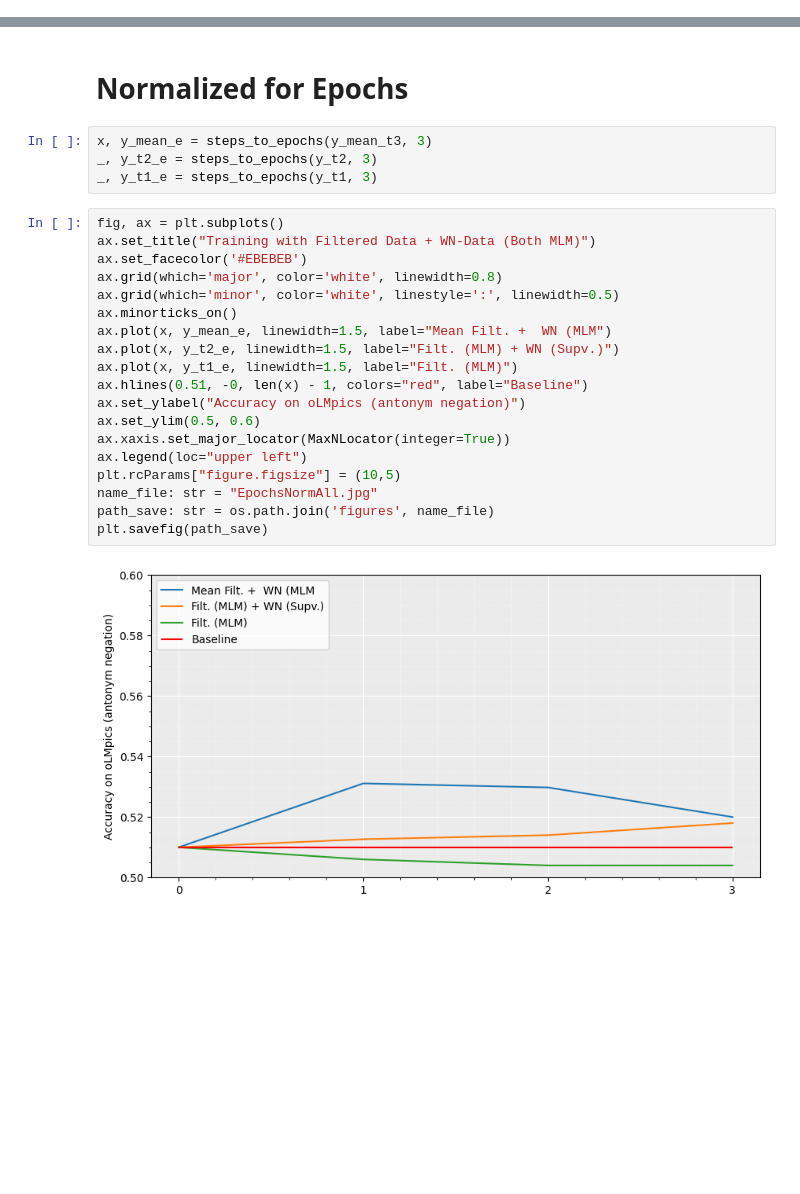
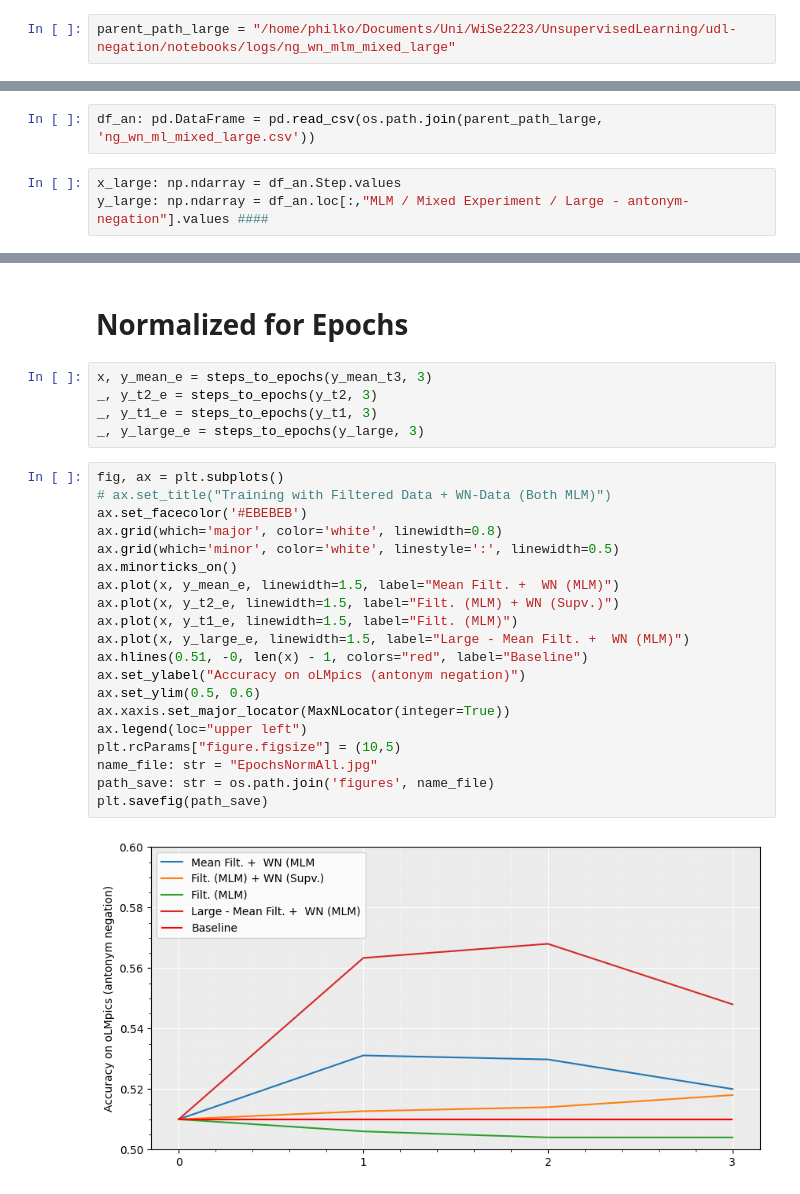
Before and after one commit to LazerLambda/udl-negation, a Jupyter notebook: notebooks/models_plots.ipynb, the cells around one changed output, grey strips where cells are left out. Saved outputs shown, nothing was run; the diff lists cells and outputs as text; blank space fills up the shorter version.

```diff
--- a/notebooks/models_plots.ipynb
+++ b/notebooks/models_plots.ipynb
@@ -145,0 +148,2 @@ plt.show()
+# %%
+parent_path_large = "/home/philko/Documents/Uni/WiSe2223/UnsupervisedLearning/udl-negation/notebooks/logs/ng_wn_mlm_mixed_large"
@@ -145,0 +156,5 @@ plt.show()
+# %%
+df_an: pd.DataFrame = pd.read_csv(os.path.join(parent_path_large, 'ng_wn_ml_mixed_large.csv'))
+# %%
+x_large: np.ndarray = df_an.Step.values
+y_large: np.ndarray = df_an.loc[:,"MLM / Mixed Experiment / Large - antonym-negation"].values ####
@@ -149,24 +168,26 @@ plt.show()
 x, y_mean_e = steps_to_epochs(y_mean_t3, 3)
 _, y_t2_e = steps_to_epochs(y_t2, 3)
 _, y_t1_e = steps_to_epochs(y_t1, 3)
+_, y_large_e = steps_to_epochs(y_large, 3)
 # %%
 fig, ax = plt.subplots()
-ax.set_title("Training with Filtered Data + WN-Data (Both MLM)")
+# ax.set_title("Training with Filtered Data + WN-Data (Both MLM)")
 ax.set_facecolor('#EBEBEB')
 ax.grid(which='major', color='white', linewidth=0.8)
 ax.grid(which='minor', color='white', linestyle=':', linewidth=0.5)
 ax.minorticks_on()
-ax.plot(x, y_mean_e, linewidth=1.5, label="Mean Filt. +  WN (MLM")
+ax.plot(x, y_mean_e, linewidth=1.5, label="Mean Filt. +  WN (MLM)")
 ax.plot(x, y_t2_e, linewidth=1.5, label="Filt. (MLM) + WN (Supv.)")
 ax.plot(x, y_t1_e, linewidth=1.5, label="Filt. (MLM)")
+ax.plot(x, y_large_e, linewidth=1.5, label="Large - Mean Filt. +  WN (MLM)")
 ax.hlines(0.51, -0, len(x) - 1, colors="red", label="Baseline")
 ax.set_ylabel("Accuracy on oLMpics (antonym negation)")
 ax.set_ylim(0.5, 0.6)
 ax.xaxis.set_major_locator(MaxNLocator(integer=True))
 ax.legend(loc="upper left")
 plt.rcParams["figure.figsize"] = (10,5)
 name_file: str = "EpochsNormAll.jpg"
 path_save: str = os.path.join('figures', name_file)
 plt.savefig(path_save)
 # %% [output]
-[figure, old version]
+[figure, new version]
```
Also changed, not shown: parts of 7 cells of this notebook, 9 other files.
